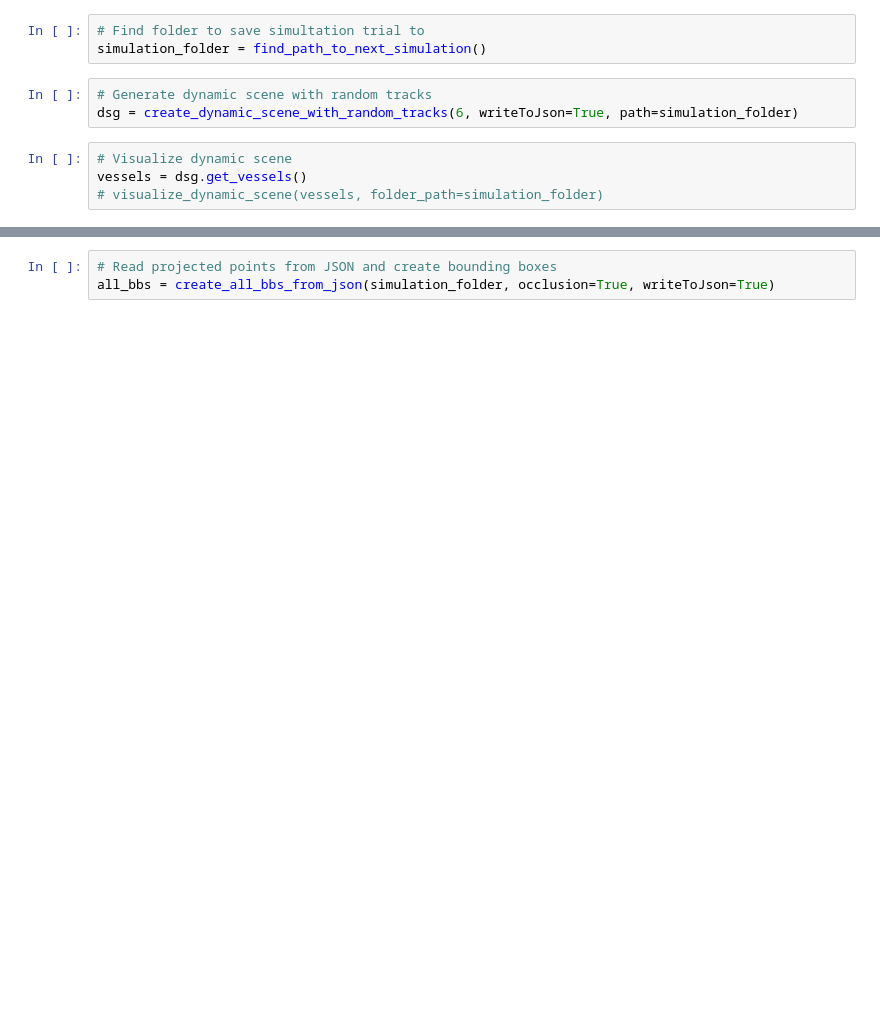
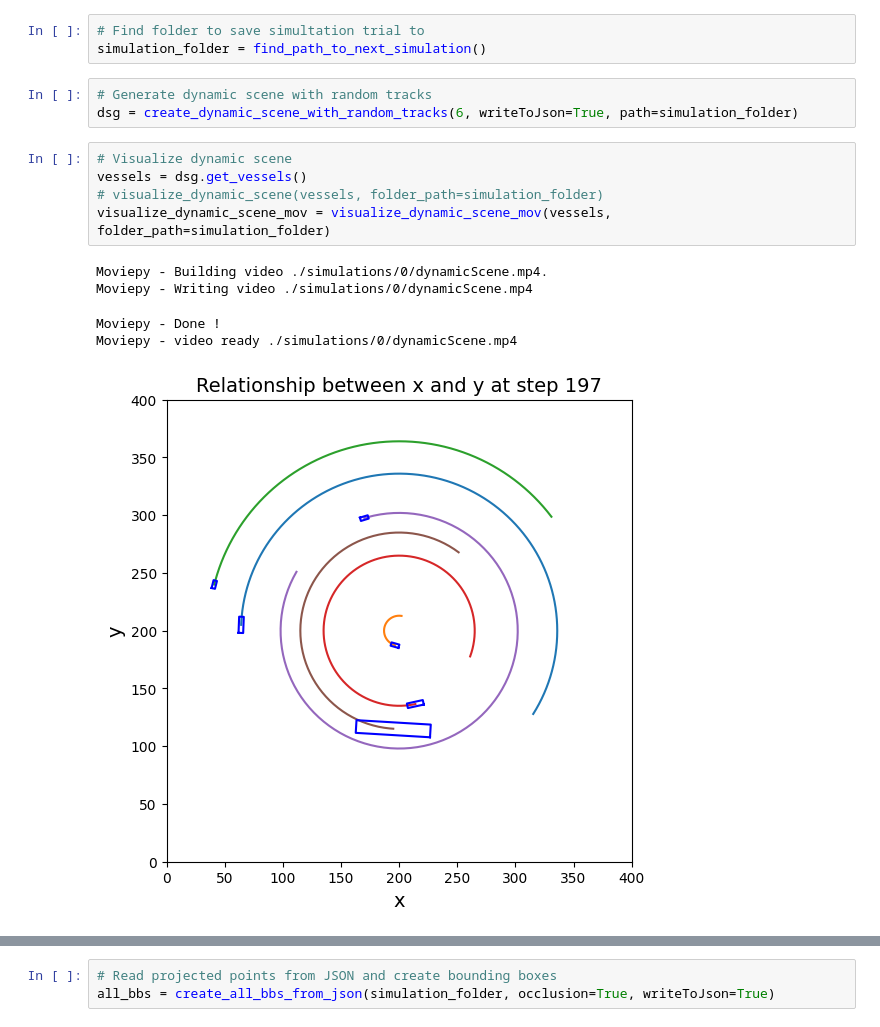
Before and after one commit to andreajessen/MODSIM, a Jupyter notebook: src/visualization.ipynb, the cells around one changed output, grey strips where cells are left out. Saved outputs shown, nothing was run; the diff lists cells and outputs as text; blank space fills up the shorter version.

Commit message:
:sparkles: visualize with movies

```diff
--- a/src/visualization.ipynb
+++ b/src/visualization.ipynb
@@ -18,7 +19,14 @@ dsg = create_dynamic_scene_with_random_tracks(6, writeToJson=True, path=simulati
 # %%
 # Visualize dynamic scene
 vessels = dsg.get_vessels()
 # visualize_dynamic_scene(vessels, folder_path=simulation_folder)
+visualize_dynamic_scene_mov = visualize_dynamic_scene_mov(vessels, folder_path=simulation_folder)
+# %% [output]
+Moviepy - Building video ./simulations/0/dynamicScene.mp4.
+Moviepy - Writing video ./simulations/0/dynamicScene.mp4
+Moviepy - Done !
+Moviepy - video ready ./simulations/0/dynamicScene.mp4
+[figure, added]
 # %%
 
 # Create simple legacy camera and place it in the dynamic scene
```
Also changed, not shown: parts of 5 cells of this notebook, 1 other file.
